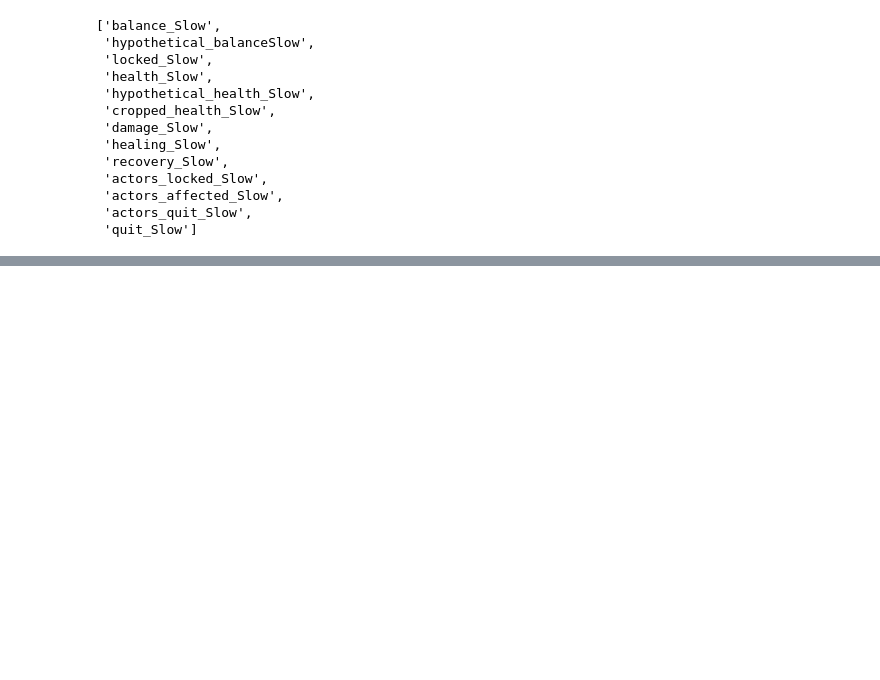
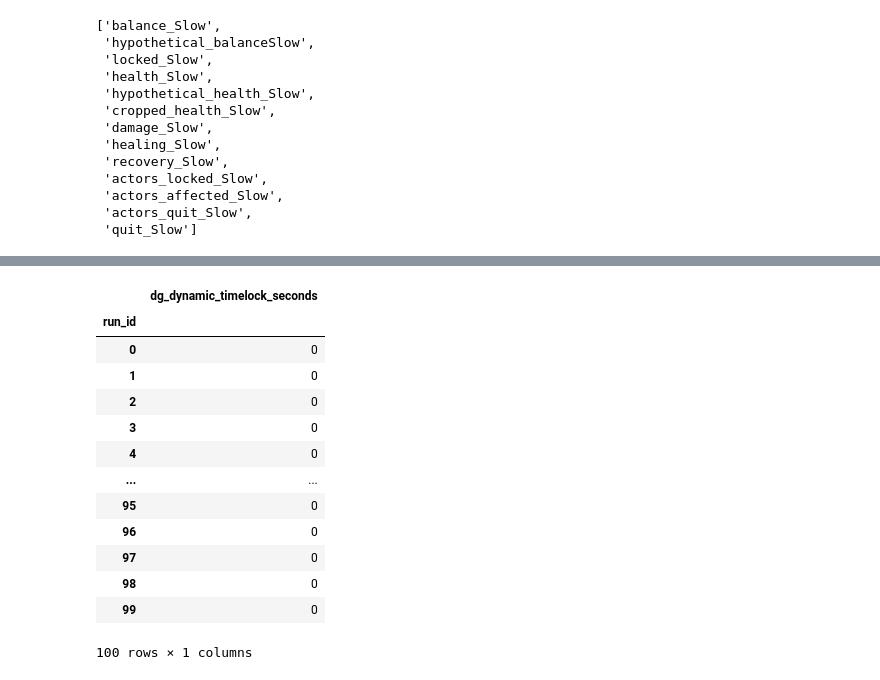
Before and after one commit to collectif-dao/dg-research, a Jupyter notebook: experiments/notebooks/clean_notebook_seal_study.ipynb, the cells around one changed output, grey strips where cells are left out. Saved outputs shown, nothing was run; the diff lists cells and outputs as text; code cells hidden in the pictures; blank space fills up the shorter version.

```diff
--- a/experiments/notebooks/clean_notebook_seal_study.ipynb
+++ b/experiments/notebooks/clean_notebook_seal_study.ipynb
@@ -296,0 +382,3 @@ plt.tight_layout()
+# %%
+counts = ragequit_timestep_data_df_full_with_params.groupby('run_id').agg({'dg_dynamic_timelock_seconds': 'max'})
+counts.iloc[counts.dg_dynamic_timelock_seconds.argmax()]
@@ -296,0 +409,17 @@ plt.tight_layout()
+# %%
+counts
+# %% [output]
+|  | dg_dynamic_timelock_seconds |
+| run_id |  |
+| 0 | 0 |
+| 1 | 0 |
+| 2 | 0 |
+| 3 | 0 |
+| 4 | 0 |
+| ... | ... |
+| 95 | 0 |
+| 96 | 0 |
+| 97 | 0 |
+| 98 | 0 |
+| 99 | 0 |
+100 rows × 1 columns
```
Also changed, not shown: parts of 8 cells of this notebook.
